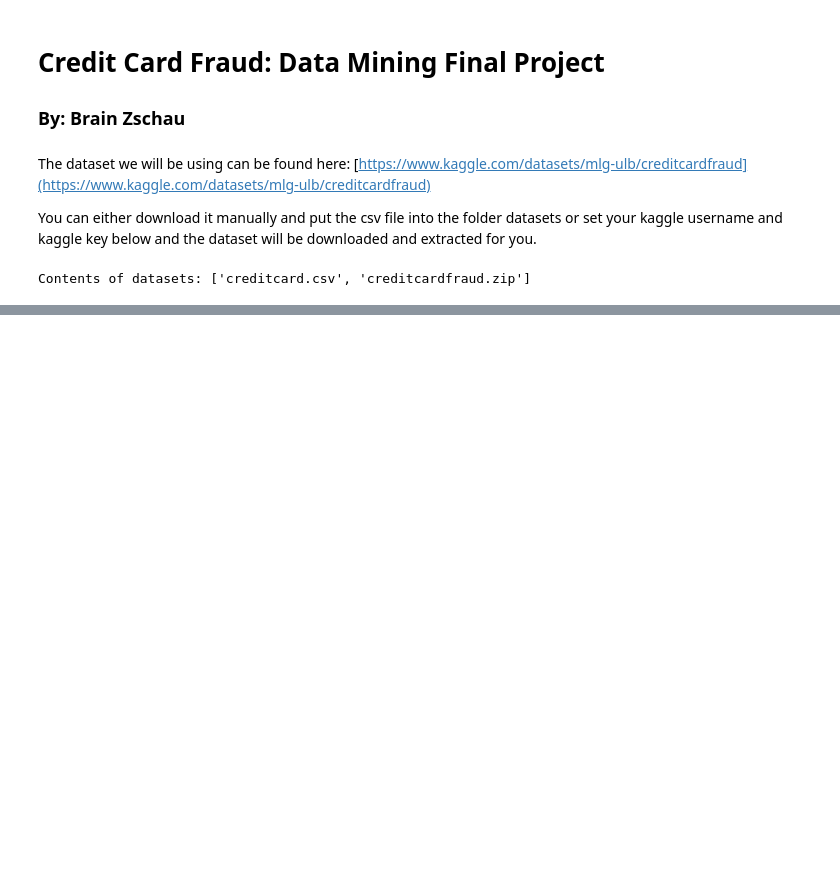
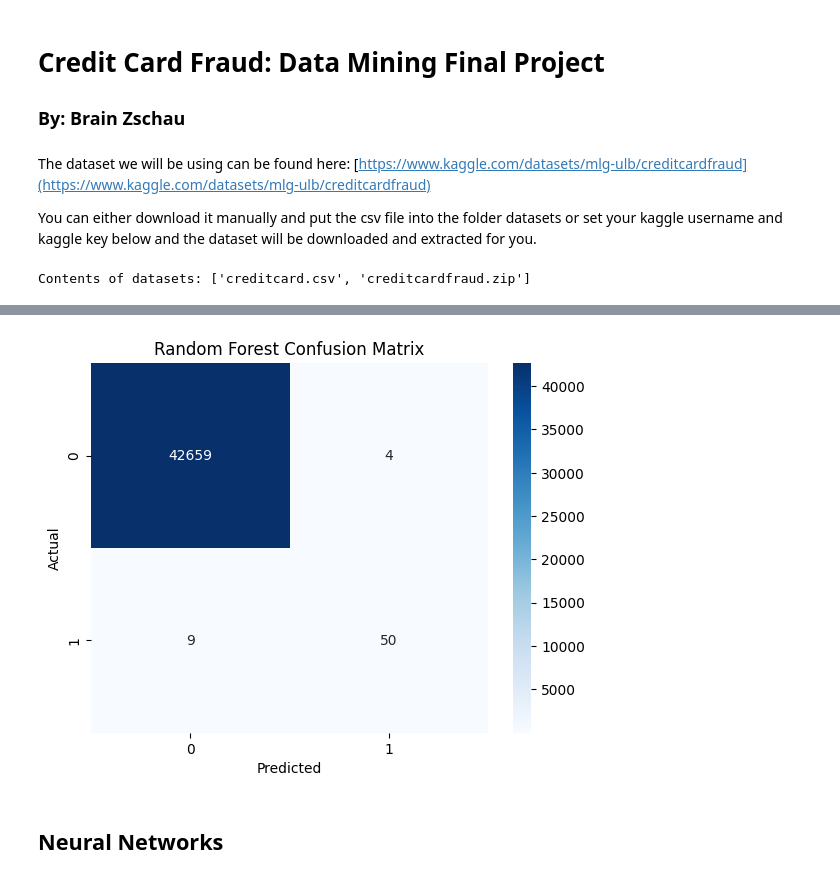
Before and after one commit to zschaub/Data-Mining-Credit-Fraud, a Jupyter notebook: main.ipynb, the cells around one changed output, grey strips where cells are left out. Drawn from its saved outputs; the diff is of its cells as text; code cells hidden in the pictures; blank space fills up the shorter version.

```diff
--- a/main.ipynb
+++ b/main.ipynb
@@ -39,0 +186,11 @@ Contents of datasets: ['creditcard.csv', 'creditcardfraud.zip']
+# %%
+# Confusion Matrix
+sns.heatmap(conf_matrix_rf, annot=True, fmt="d", cmap="Blues")
+plt.xlabel('Predicted')
+plt.ylabel('Actual')
+plt.title('Random Forest Confusion Matrix')
+plt.show()
+# %% [output]
+[figure, added]
+# %% [markdown]
+## Neural Networks
```
Also changed, not shown: parts of 18 cells of this notebook, 1 other file.
